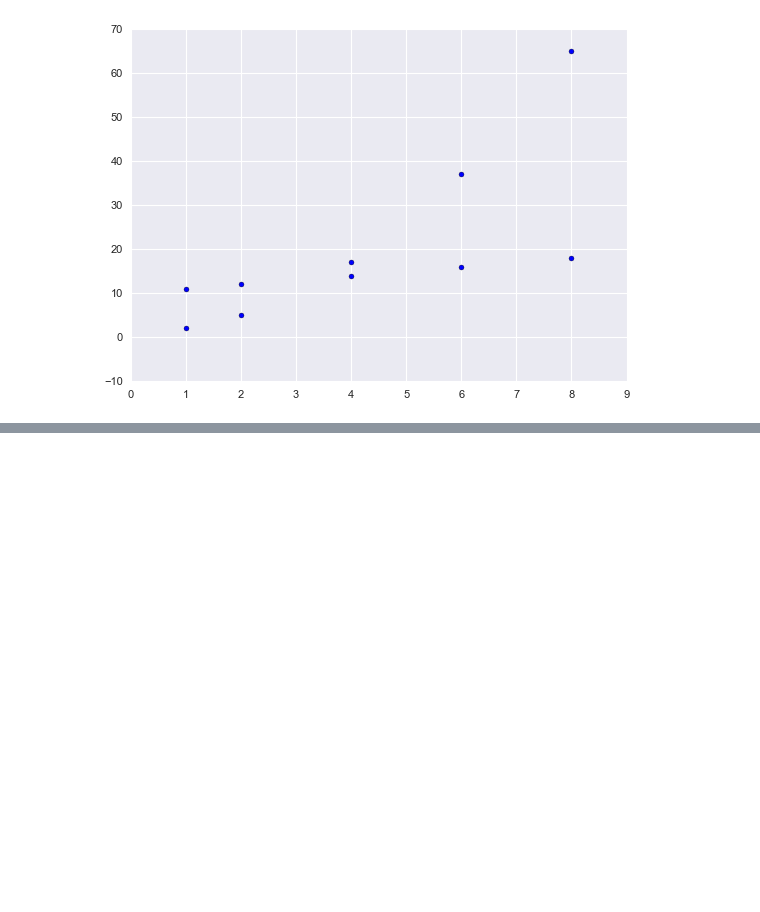
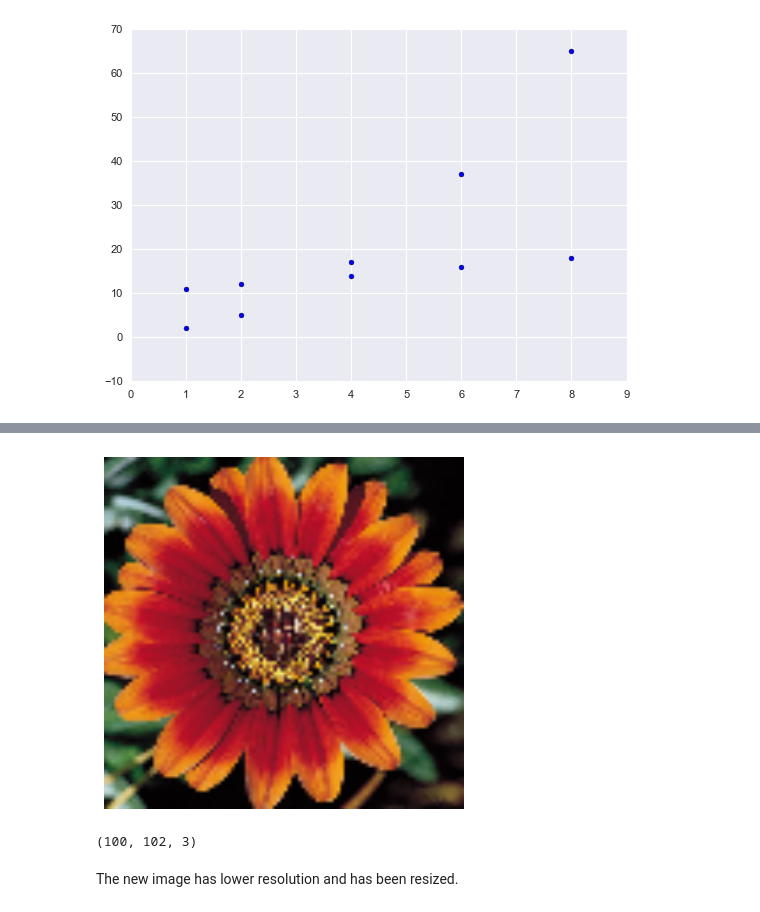
Before and after one commit to vermakhushboo/Machine-Learning-Basics, a Jupyter notebook: Python Libraries.ipynb, the cells around one changed output, grey strips where cells are left out. Saved outputs shown, nothing was run; the diff lists cells and outputs as text; code cells hidden in the pictures; blank space fills up the shorter version.

```diff
--- a/Python Libraries.ipynb
+++ b/Python Libraries.ipynb
@@ -135,0 +175,13 @@ plt.scatter(x, x + 10, label = "House Price 2")
+# %%
+crop_pic = cv2.resize(crop_pic, (102, 100))
+plt.imshow(crop_pic)
+plt.axis('off')
+plt.show()
+# %% [output]
+[figure, added]
+# %%
+crop_pic.shape
+# %% [output]
+(100, 102, 3)
+# %% [markdown]
+The new image has lower resolution and has been resized.
```
Also changed, not shown: parts of 11 cells of this notebook, 1 other file.
